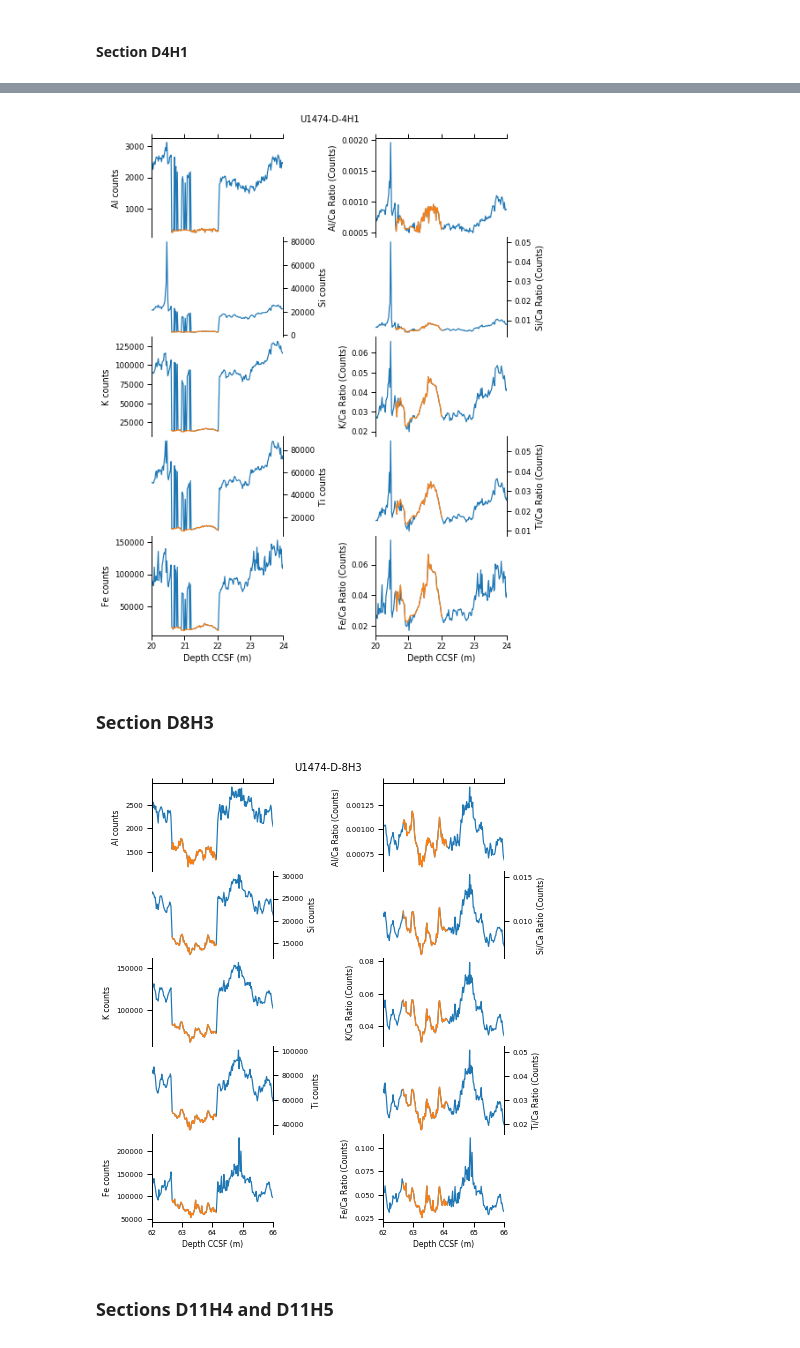
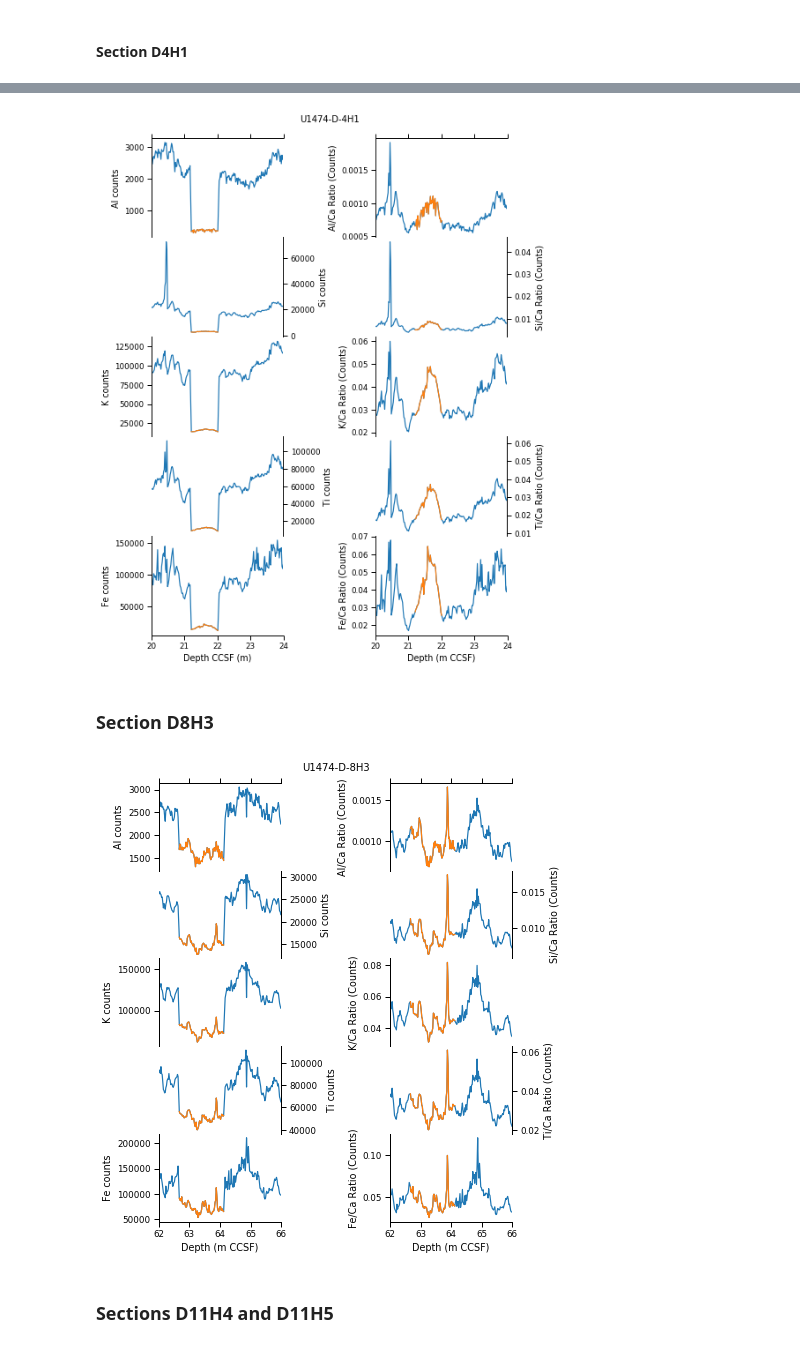
Before and after one commit to danielbabin/U1474_XRF_Data_Report, a Jupyter notebook: Notebooks/xrf_calibration.ipynb, the cells around one changed output, grey strips where cells are left out. Drawn from its saved outputs; the diff is of its cells as text; code cells hidden in the pictures.

```diff
--- a/Notebooks/xrf_calibration.ipynb
+++ b/Notebooks/xrf_calibration.ipynb
@@ -37,8 +32,6 @@ def smooth(df,sig):
 # %% [markdown]
 # Import XRF Data
 # %%
-xrf=pd.read_csv(data_path+'integrated_xrf_data_raw.csv')
-D4H1=pd.read_csv(data_path+'D4H1.csv')
-xrf=pd.concat([xrf,D4H1],sort=False)
-xrf.set_index('Depth CCSF (m)',drop=False,inplace=True)
+xrf=pd.read_csv(data_path+'2cm_20s_xrf_data_counts.csv')
+xrf.set_index('Depth (m CCSF)',drop=False,inplace=True)
 xrf.sort_index(inplace=True)
@@ -47,9 +38,8 @@ xrf.to_csv(table_path+'Table-5 2cm-20sec xrf data.csv')
 # %%
-old_xrf=pd.read_csv(data_path+'U1474_XRF_Splice rereduced.csv',low_memory=False,index_col='Depth CCSF (m)')
+old_xrf=pd.read_csv(data_path+'2mm_2s_xrf_data_counts.csv',low_memory=False,index_col='Depth CCSF (m)')
 old_xrf=old_xrf[old_xrf['In the Splice?']==True]
 old_xrf=old_xrf.sort_index().copy()
 old_xrf=old_xrf[~old_xrf.index.duplicated(keep='first')].copy()
-old_xrf=old_xrf[(old_xrf[['Al','Si','K','Ca','Ti','Fe']] != 0).all(1)]
 # %%
 old_xrf.to_csv(table_path+'Table-4 2mm-2sec xrf data.csv')
 # %% [markdown]
@@ -149,10 +137,10 @@ axes[5].set_ylim(0,400000)
 
 axes[0].xaxis.set_minor_locator(AutoMinorLocator(5))
 axes[0].xaxis.set_label_position("top")
-axes[0].set_xlabel('Depth CCSF (m)')
+axes[0].set_xlabel('Depth (m CCSF)')
 axis=axes[-1]
 axis.xaxis.set_minor_locator(AutoMinorLocator(5))
-axis.set_xlabel('Depth CCSF (m)')
+axis.set_xlabel('Depth (m CCSF)')
 
 plt.subplots_adjust(hspace=-.1,top=.94,bottom=.07,right=.85,left=.15)
 fig.savefig(figure_path+'Figure-2 counts.png',dpi=700)
@@ -245,7 +208,7 @@ plt.suptitle('U1474-D-4H1',size=10)
 plt.subplots_adjust(wspace=.7,hspace=0,top=.94,bottom=.07,right=.85,left=.15)
 fig.savefig(figure_path+'problem_U1474-D-4H1.png',dpi=500)
 # %% [output]
-[figure, old version]
+[figure, new version]
 # %% [markdown]
 ### Section D8H3
 # %%
@@ -272,36 +235,37 @@ for i in [0,1]:
             ax.yaxis.set_label_position("right")
             ax.patch.set_alpha(0)
             ax.xaxis.set_visible(False)
 
 for i in [0,1]:
     axis=axes[-1,i]
     if len(axes)%2==1:
         sns.despine(ax=axis)
         axis.patch.set_alpha(0)
     else:
         sns.despine(ax=axis,left=True,right=False)
         axis.yaxis.set_label_position("right")
         axis.patch.set_alpha(0)
 
 
 for i,e in enumerate(e_list):
     xrf[e].loc[62:66].plot(ax=axes[i,0])
     ((xrf[xrf['SectionLabel'] == 'U1474D_8H3'][e])).plot(ax=axes[i,0])
     axes[i,0].set_ylabel(e+' counts')
     axes[i,0].set_xlabel('')
-axes[4,0].set_xlabel('Depth CCSF (m)')
+axes[4,0].set_xlabel('Depth (m CCSF)')
 
 for i,e in enumerate(e_list):
     (xrf[e]/xrf['Ca']).loc[62:66].plot(ax=axes[i,1])
     ((xrf[xrf['SectionLabel'] == 'U1474D_8H3'][e])/(xrf[xrf['SectionLabel'] == 'U1474D_8H3']['Ca'])).plot(ax=axes[i,1])
     axes[i,1].set_ylabel(e+'/Ca Ratio (Counts)')
-axes[4,0].set_xlabel('Depth CCSF (m)')
+axes[4,0].set_xlabel('Depth (m CCSF)')
+axes[4,1].set_xlabel('Depth (m CCSF)')
 
 plt.suptitle('U1474-D-8H3',size=10)
 plt.subplots_adjust(wspace=.9,hspace=0,top=.94,bottom=.07,right=.85,left=.15)
 fig.savefig(figure_path+'Figure-6 problem_U1474-D-8H3.png',dpi=500)
 # %% [output]
-[figure, old version]
+[figure, new version]
 # %% [markdown]
 ### Sections D11H4 and D11H5
 # %%
```
Also changed, not shown: parts of 41 cells of this notebook, 46 other files.
